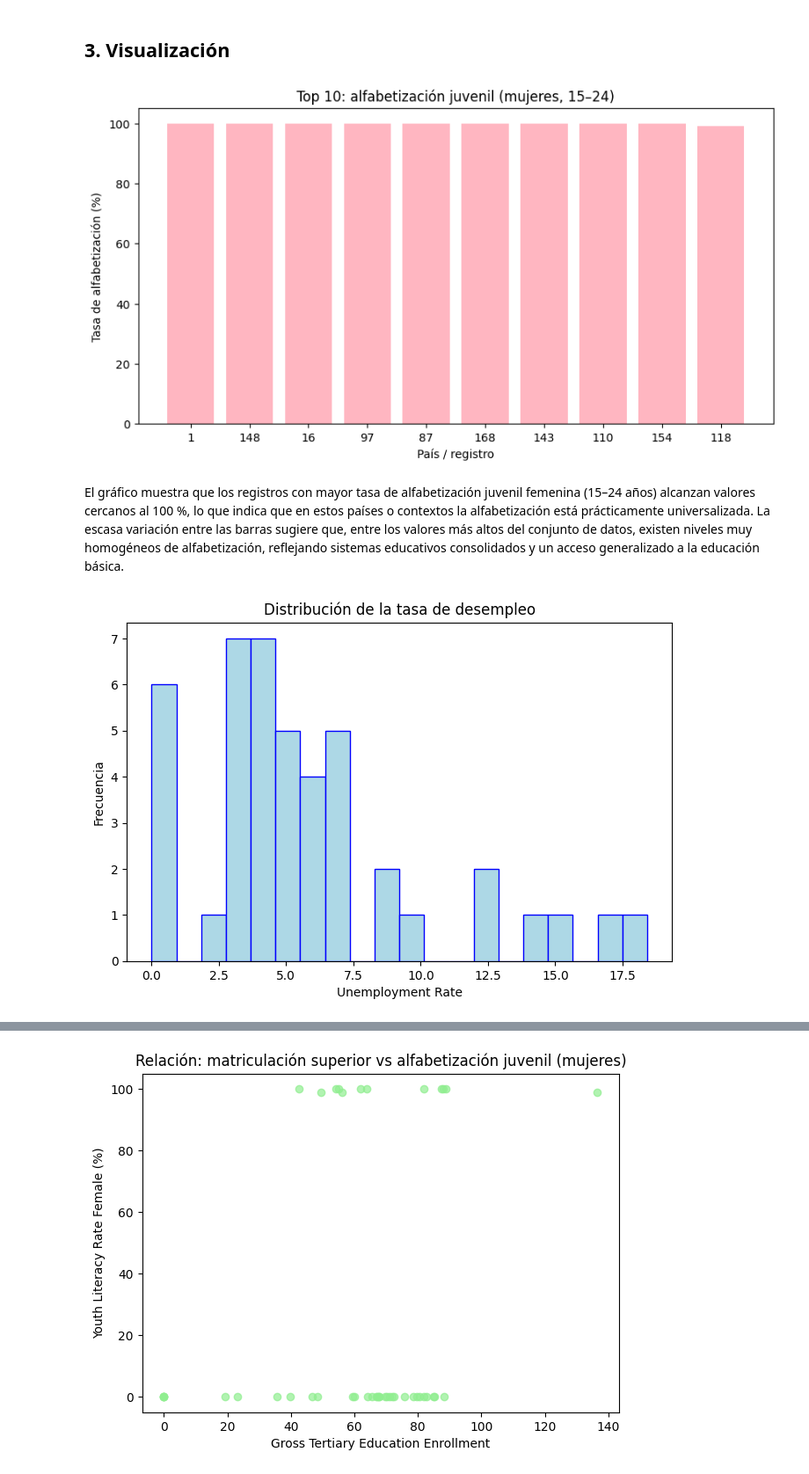
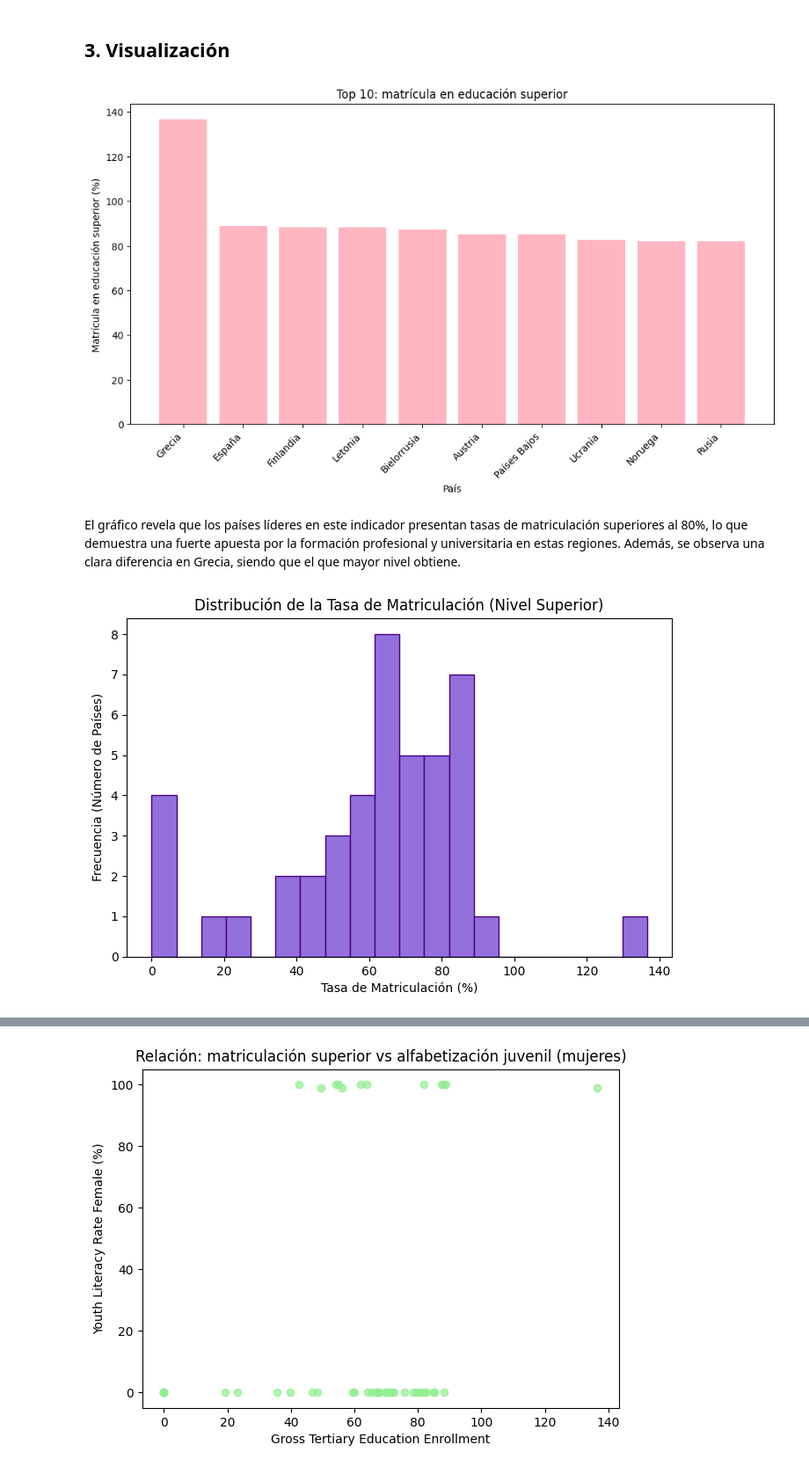
Before and after one commit to AntonioDavid333/Mental-Health-Data-Analysis, a Jupyter notebook: Education.ipynb, the cells around one changed output, grey strips where cells are left out. Shown at 88% size. Saved outputs shown, nothing was run; the diff lists cells and outputs as text; code cells hidden in the pictures.

Commit message:
Modificación educación y correlación con salud mental

```diff
--- a/Education.ipynb
+++ b/Education.ipynb
@@ -264,32 +264,45 @@ df.to_csv("dataframes_limpios/df_educacion.csv")
 # %% [markdown]
 ## 3. Visualización
 # %%
-#Empiezo con los gráficos de matplotlib
-#Gráfico de barras
+# Empiezo con los gráficos de matplotlib
+# Gráfico de barras
 import matplotlib.pyplot as plt
 
-col = "Youth_15_24_Literacy_Rate_Female"
+col = "Gross_Tertiary_Education_Enrollment"
 
+# Ordeno y saco el top 10
 top10 = df.sort_values(col, ascending=False).head(10)
 
-plt.figure(figsize=(10,5))
-plt.bar(top10.index.astype(str), top10[col], color="lightpink")
-plt.title("Top 10: alfabetización juvenil (mujeres, 15–24)")
-plt.xlabel("País / registro")
-plt.ylabel("Tasa de alfabetización (%)")
+plt.figure(figsize=(12,6)) # Un poco más ancho para que quepan los nombres
+
+plt.bar(top10['country'], top10[col], color="lightpink")
+
+plt.title("Top 10: matrícula en educación superior")
+plt.xlabel("País")
+plt.ylabel("Matrícula en educación superior (%)")
+
+# Añadimos rotación para que no se amontonen los nombres
+plt.xticks(rotation=45, ha='right')
+
 plt.show()
 # %% [output]
-[figure, old version]
+[figure, new version]
 # %% [markdown]
-El gráfico muestra que los registros con mayor tasa de alfabetización juvenil femenina (15–24 años) alcanzan valores cercanos al 100 %, lo que indica que en estos países o contextos la alfabetización está prácticamente universalizada. La escasa variación entre las barras sugiere que, entre los valores más altos del conjunto de datos, existen niveles muy homogéneos de alfabetización, reflejando sistemas educativos consolidados y un acceso generalizado a la educación básica.
+El gráfico revela que los países líderes en este indicador presentan tasas de matriculación superiores al 80%, lo que demuestra una fuerte apuesta por la formación profesional y universitaria en estas regiones. Además, se observa una clara diferencia en Grecia, siendo que el que mayor nivel obtiene.
 # %%
-#Histograma
+# Histograma
 plt.figure(figsize=(8,5))
-plt.hist(df["Unemployment_Rate"].dropna(), bins=20, color="lightblue", edgecolor="blue")
-plt.title("Distribución de la tasa de desempleo")
-plt.xlabel("Unemployment Rate")
-plt.ylabel("Frecuencia")
+
+# Probamos con la de Educación Superior que ya usaste en el de barras
+# Si prefieres secundaria, busca el nombre exacto en el print(df.columns) de arriba
+col_hist = "Gross_Tertiary_Education_Enrollment"
+
+plt.hist(df[col_hist].dropna(), bins=20, color="mediumpurple", edgecolor="indigo")
+
+plt.title("Distribución de la Tasa de Matriculación (Nivel Superior)")
+plt.xlabel("Tasa de Matriculación (%)")
+plt.ylabel("Frecuencia (Número de Países)")
 plt.show()
 # %% [output]
-[figure, old version]
+[figure, new version]
 # %% [markdown]
```
Also changed, not shown: parts of 7 cells of this notebook, 1 other file.
